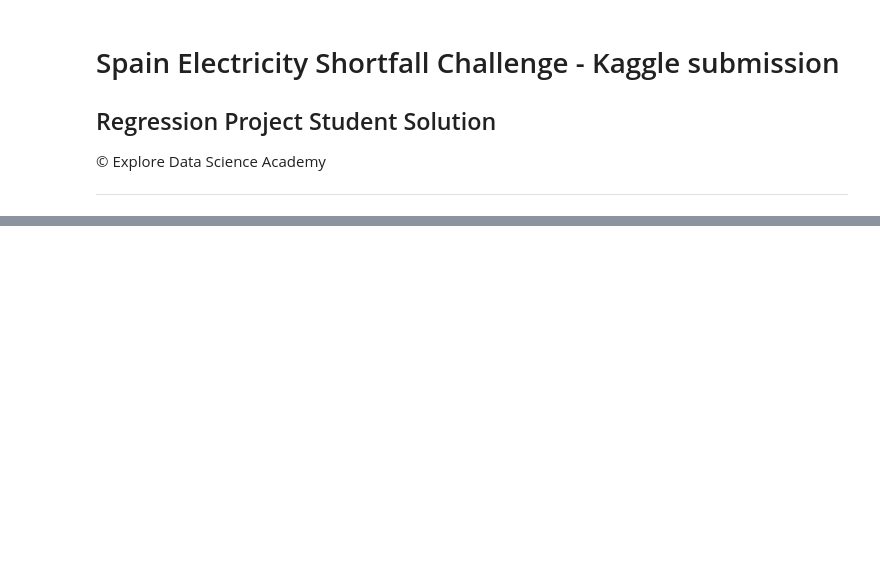
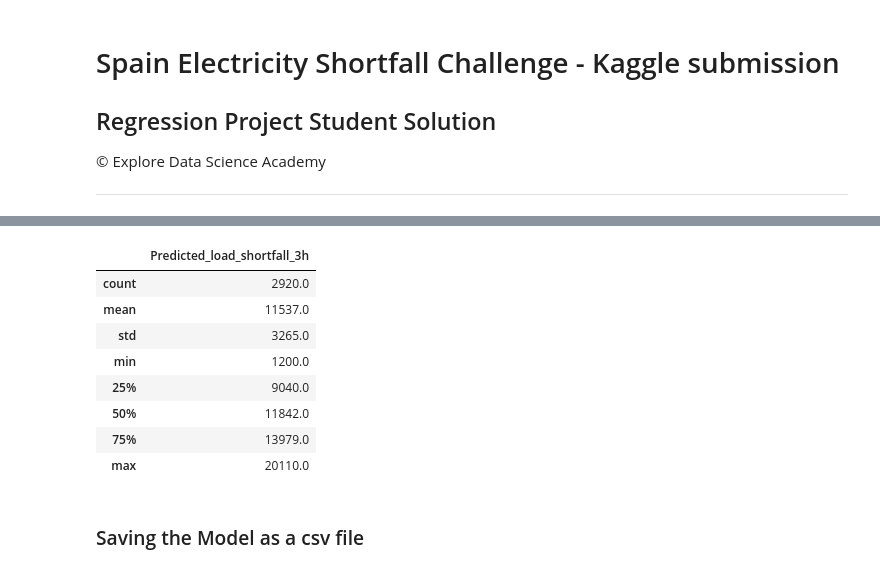
Before and after one commit to YinkaOlusola/Energy_Demand_Shortfall_Prediction-Advanced_Regression, a Jupyter notebook: Kaggle_submission_notebook.ipynb, the cells around one changed output, grey strips where cells are left out. Drawn from its saved outputs; the diff is of its cells as text; code cells hidden in the pictures; blank space fills up the shorter version.

```diff
--- a/Kaggle_submission_notebook.ipynb
+++ b/Kaggle_submission_notebook.ipynb
@@ -45,2 +265,12 @@ predicted_y.head()
 # %%
-predicted_y.describe().round()
+submitted_predictions_df.describe().round()
+# %% [output]
+|  | Predicted_load_shortfall_3h |
+| count | 2920.0 |
+| mean | 11537.0 |
+| std | 3265.0 |
+| min | 1200.0 |
+| 25% | 9040.0 |
+| 50% | 11842.0 |
+| 75% | 13979.0 |
+| max | 20110.0 |
@@ -49,2 +277,4 @@ y.describe().round()
+# %% [markdown]
+### Saving the Model as a csv file
 # %%
 output = pd.DataFrame({'time':df_test['time']})
```
Also changed, not shown: parts of 30 cells of this notebook, 4 other files.
